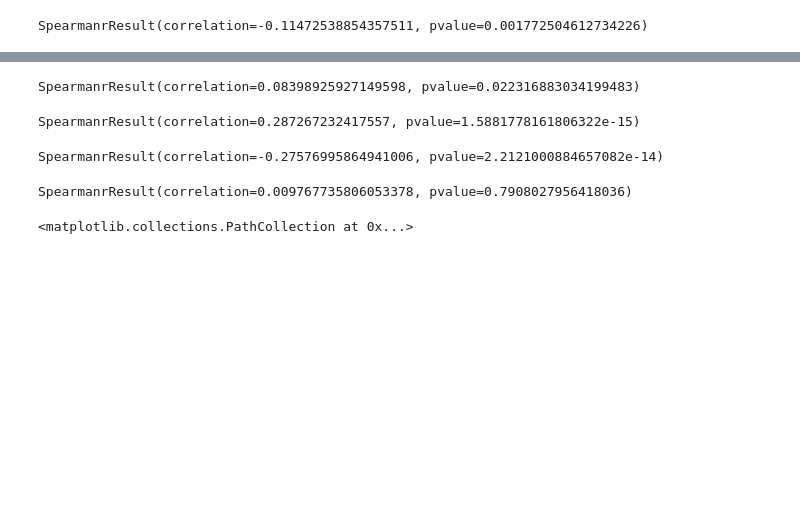
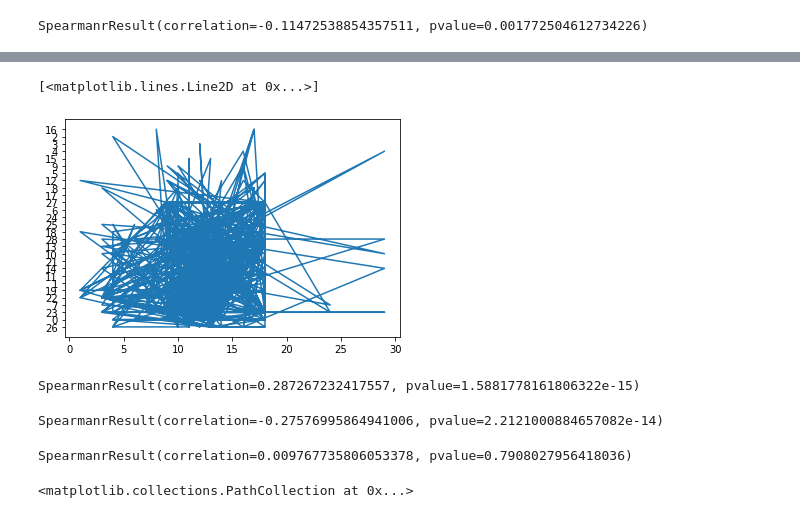
Before and after one commit to Eliphaz/correlation-trials, a Jupyter notebook: analysis.ipynb, the cells around one changed output, grey strips where cells are left out. Saved outputs shown, nothing was run; the diff lists cells and outputs as text; code cells hidden in the pictures; blank space fills up the shorter version.

```diff
--- a/analysis.ipynb
+++ b/analysis.ipynb
@@ -75,9 +152,12 @@ SpearmanrResult(correlation=-0.11472538854357511, pvalue=0.001772504612734226)
 # %%
 spearmanr(df['Service time'],
             df['Reason for absence'])
             #very little to no correlation
+plt.plot(df['Service time'],
+            df['Reason for absence'])
 # %% [output]
-SpearmanrResult(correlation=0.08398925927149598, pvalue=0.022316883034199483)
+[<matplotlib.lines.Line2D at 0x...>]
+[figure, added]
 # %%
 spearmanr(df['Transportation expense'],
             df['Distance from Residence to Work'])
```
Also changed, not shown: parts of 15 cells of this notebook.
